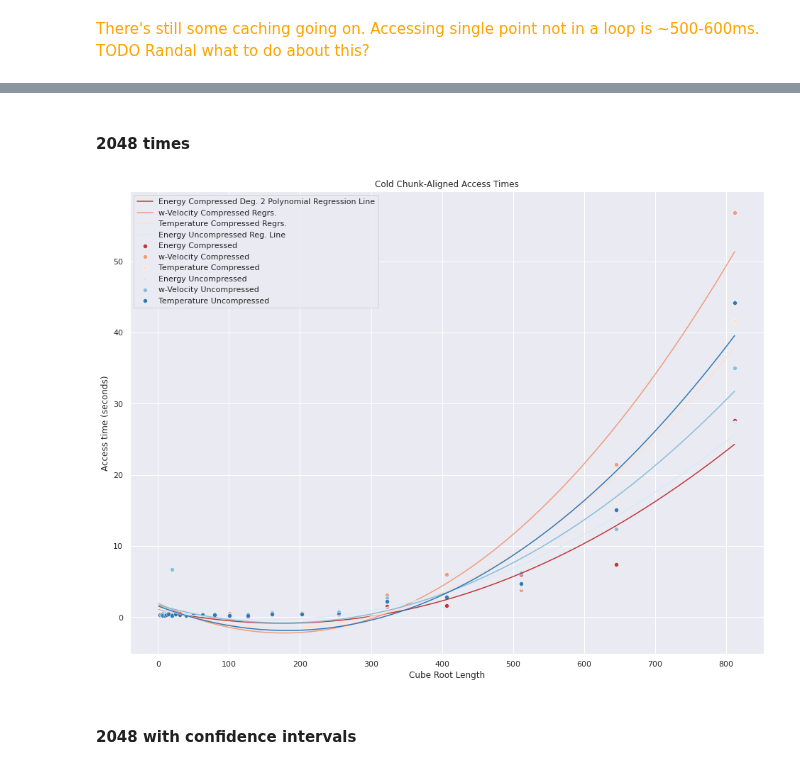
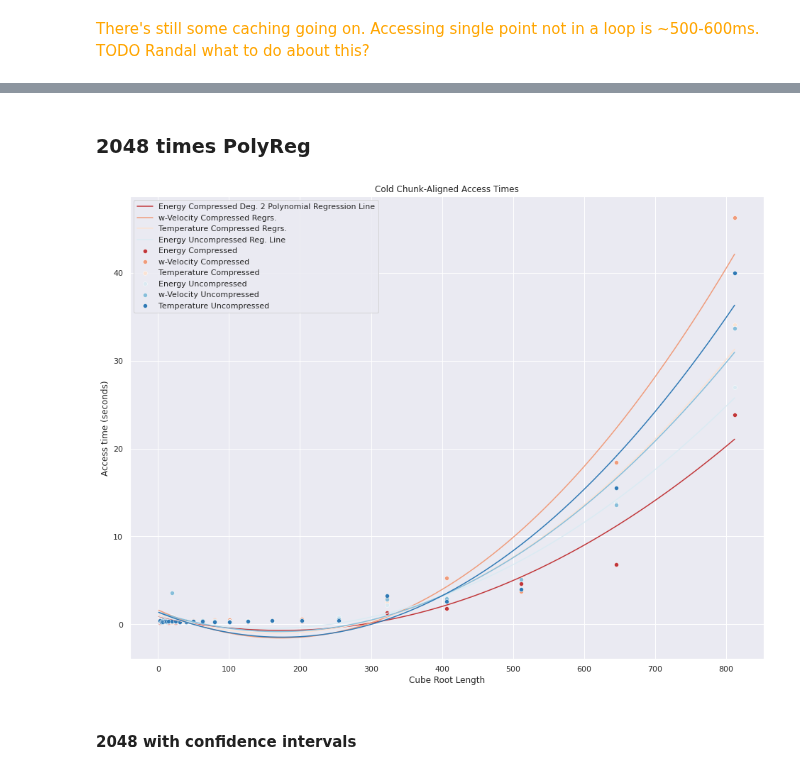
Before and after one commit to ariellubonja/ncar-zarr-code, a Jupyter notebook: compression-tradeoff-1-var.ipynb, the cells around one changed output, grey strips where cells are left out. Saved outputs shown, nothing was run; the diff lists cells and outputs as text; code cells hidden in the pictures.

Commit message:
Plotting using mean of 2 experiments. TODO Warm cache. TODO more cold cache experiments

```diff
--- a/compression-tradeoff-1-var.ipynb
+++ b/compression-tradeoff-1-var.ipynb
@@ -588,11 +591,11 @@ array([[  291,   311,   361,   258,   277,   336,   410,   236,   383,
 # %% [markdown]
-#### 2048 times
+### 2048 times PolyReg
 # %%
 import seaborn as sns
 sns.set(rc={'figure.figsize':(16,12)})
 
 # Energy compressed
-var = np.array(mcc_e) / 1000
+var = np.mean(mcc_e, axis=0) / 1000
 
 
 # Diverging Palettes - https://www.codecademy.com/article/seaborn-design-ii
@@ -607,7 +610,7 @@ myline = np.linspace(1, cube_root_size[len(cube_root_size)-1], 1000)
 plt.plot(myline, mymodel(myline), label="Energy Compressed Deg. 2 Polynomial Regression Line")#, color="orange")
 
 # w-velocity compressed
-var = np.array(mcc_w) / 1000
+var = np.mean(mcc_w, axis=0) / 1000
 
 ax = sns.scatterplot(x=cube_root_size, y=var, label="w-Velocity Compressed")
 
@@ -617,7 +620,7 @@ plt.plot(myline_w, mymodel_w(myline_w), label="w-Velocity Compressed Regrs.")
 
 
 # Temperature compressed
-var = np.array(mcc_t) / 1000
+var = np.mean(mcc_t, axis=0) / 1000
 
 ax = sns.scatterplot(x=cube_root_size, y=var, label="Temperature Compressed")
 
@@ -629,37 +632,37 @@ plt.plot(myline_t, mymodel_t(myline_t), label="Temperature Compressed Regrs.")
 # sns.set_palette("dark") # This has no effect for some reason
 
 
 # Energy Uncompressed
-var = np.array(mcu_e) / 1000
+var = np.mean(mcu_e, axis=0) / 1000
 ax = sns.scatterplot(x=cube_root_size, y=var, label="Energy Uncompressed", palette=["red"])
 #ax.set(xlabel='Cube Root Length', ylabel='Access time (ms)')
 
 mymodel = np.poly1d(np.polyfit(cube_root_size, var, 2))
 myline = np.linspace(1, cube_root_size[len(cube_root_size)-1], 1000)
 plt.plot(myline, mymodel(myline), label="Energy Uncompressed Reg. Line")#, color="orange")
 
 # w-velocity Uncompressed
-var = np.array(mcu_w) / 1000
+var = np.mean(mcu_w, axis=0) / 1000
 ax = sns.scatterplot(x=cube_root_size, y=var, label="w-Velocity Uncompressed", palette=['dark'])
 
 mymodel_w = np.poly1d(np.polyfit(cube_root_size, var, 2))
 myline_w = np.linspace(1, cube_root_size[len(cube_root_size)-1], 1000)
 plt.plot(myline_w, mymodel_w(myline_w))
 
 
 # Temperature Uncompressed
-var = np.array(mcu_t) / 1000
+var = np.mean(mcu_t, axis=0) / 1000
 ax = sns.scatterplot(x=cube_root_size, y=var, label="Temperature Uncompressed")
 
 mymodel_t = np.poly1d(np.polyfit(cube_root_size, var, 2))
 myline_t = np.linspace(1, cube_root_size[len(cube_root_size)-1], 1000)
 plt.plot(myline_t, mymodel_t(myline_t))
 
 
 plt.title("Cold Chunk-Aligned Access Times")
 plt.show()
 # %% [output]
-[figure, old version]
+[figure, new version]
 # %% [markdown]
 #### 2048 with confidence intervals
 # %%
```
Also changed, not shown: parts of 9 cells of this notebook.
